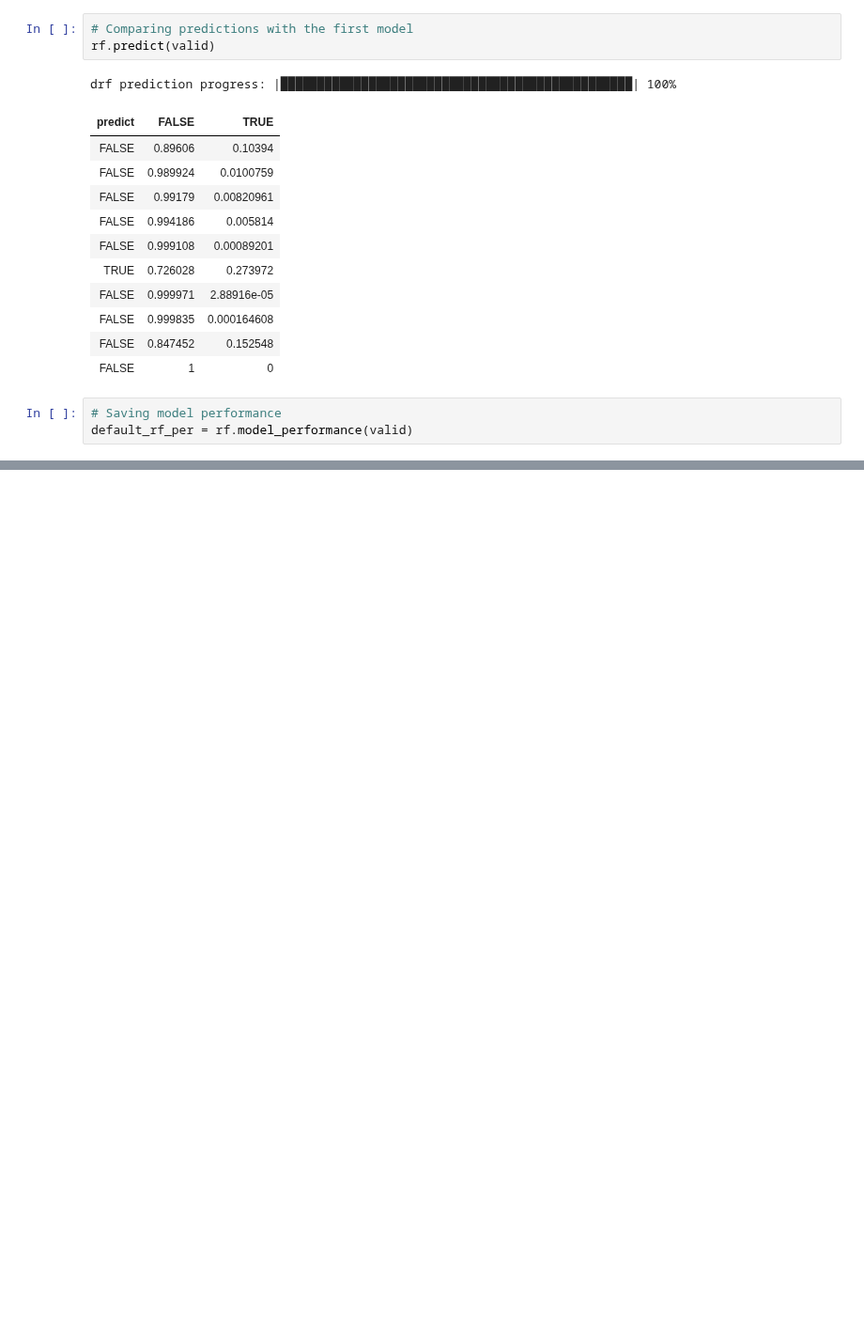
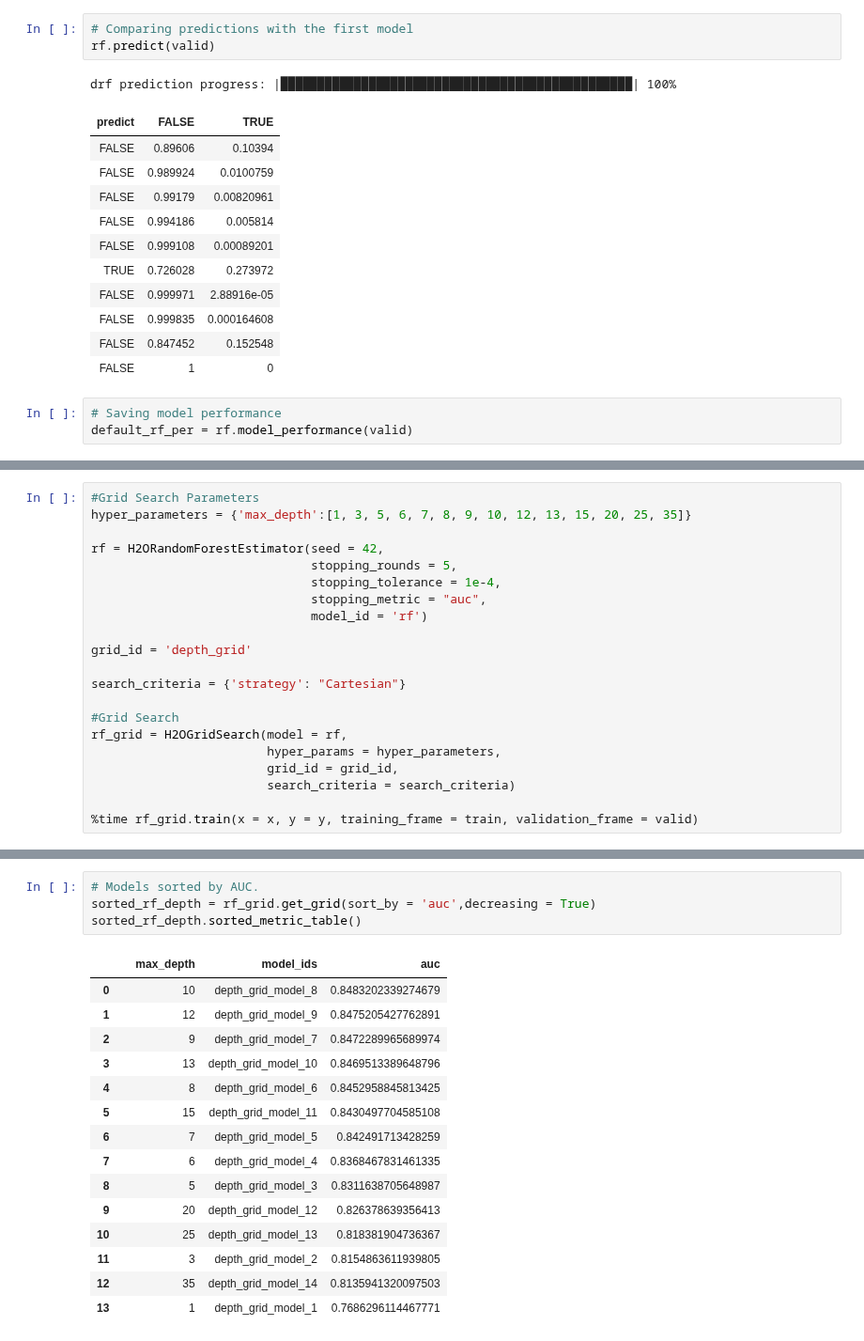
Before and after one commit to juan-ivan-NV/My-learnings, a Jupyter notebook: H2O_ai_tutorials/H2O_3_Classification.ipynb, the cells around one changed output, grey strips where cells are left out. Shown at 94% size. Cells and saved outputs as stored; diff of their text form; blank space fills up the shorter version.

```diff
--- a/H2O_ai_tutorials/H2O_3_Classification.ipynb
+++ b/H2O_ai_tutorials/H2O_3_Classification.ipynb
@@ -494,0 +625,21 @@ default_rf_per = rf.model_performance(valid)
+# %%
+#Grid Search Parameters
+hyper_parameters = {'max_depth':[1, 3, 5, 6, 7, 8, 9, 10, 12, 13, 15, 20, 25, 35]}
+
+rf = H2ORandomForestEstimator(seed = 42,
+                              stopping_rounds = 5,
+                              stopping_tolerance = 1e-4,
+                              stopping_metric = "auc",
+                              model_id = 'rf')
+
+grid_id = 'depth_grid'
+
+search_criteria = {'strategy': "Cartesian"}
+
+#Grid Search
+rf_grid = H2OGridSearch(model = rf,
+                        hyper_params = hyper_parameters,
+                        grid_id = grid_id,
+                        search_criteria = search_criteria)
+
+%time rf_grid.train(x = x, y = y, training_frame = train, validation_frame = valid)
@@ -494,0 +650,20 @@ default_rf_per = rf.model_performance(valid)
+# %%
+# Models sorted by AUC.
+sorted_rf_depth = rf_grid.get_grid(sort_by = 'auc',decreasing = True)
+sorted_rf_depth.sorted_metric_table()
+# %% [output]
+|  |  | max_depth | model_ids | auc |
+| 0 |  | 10 | depth_grid_model_8 | 0.8483202339274679 |
+| 1 |  | 12 | depth_grid_model_9 | 0.8475205427762891 |
+| 2 |  | 9 | depth_grid_model_7 | 0.8472289965689974 |
+| 3 |  | 13 | depth_grid_model_10 | 0.8469513389648796 |
+| 4 |  | 8 | depth_grid_model_6 | 0.8452958845813425 |
+| 5 |  | 15 | depth_grid_model_11 | 0.8430497704585108 |
+| 6 |  | 7 | depth_grid_model_5 | 0.842491713428259 |
+| 7 |  | 6 | depth_grid_model_4 | 0.8368467831461335 |
+| 8 |  | 5 | depth_grid_model_3 | 0.8311638705648987 |
+| 9 |  | 20 | depth_grid_model_12 | 0.826378639356413 |
+| 10 |  | 25 | depth_grid_model_13 | 0.818381904736367 |
+| 11 |  | 3 | depth_grid_model_2 | 0.8154863611939805 |
+| 12 |  | 35 | depth_grid_model_14 | 0.8135941320097503 |
+| 13 |  | 1 | depth_grid_model_1 | 0.7686296114467771 |
```
Also changed, not shown: parts of 59 cells of this notebook.
